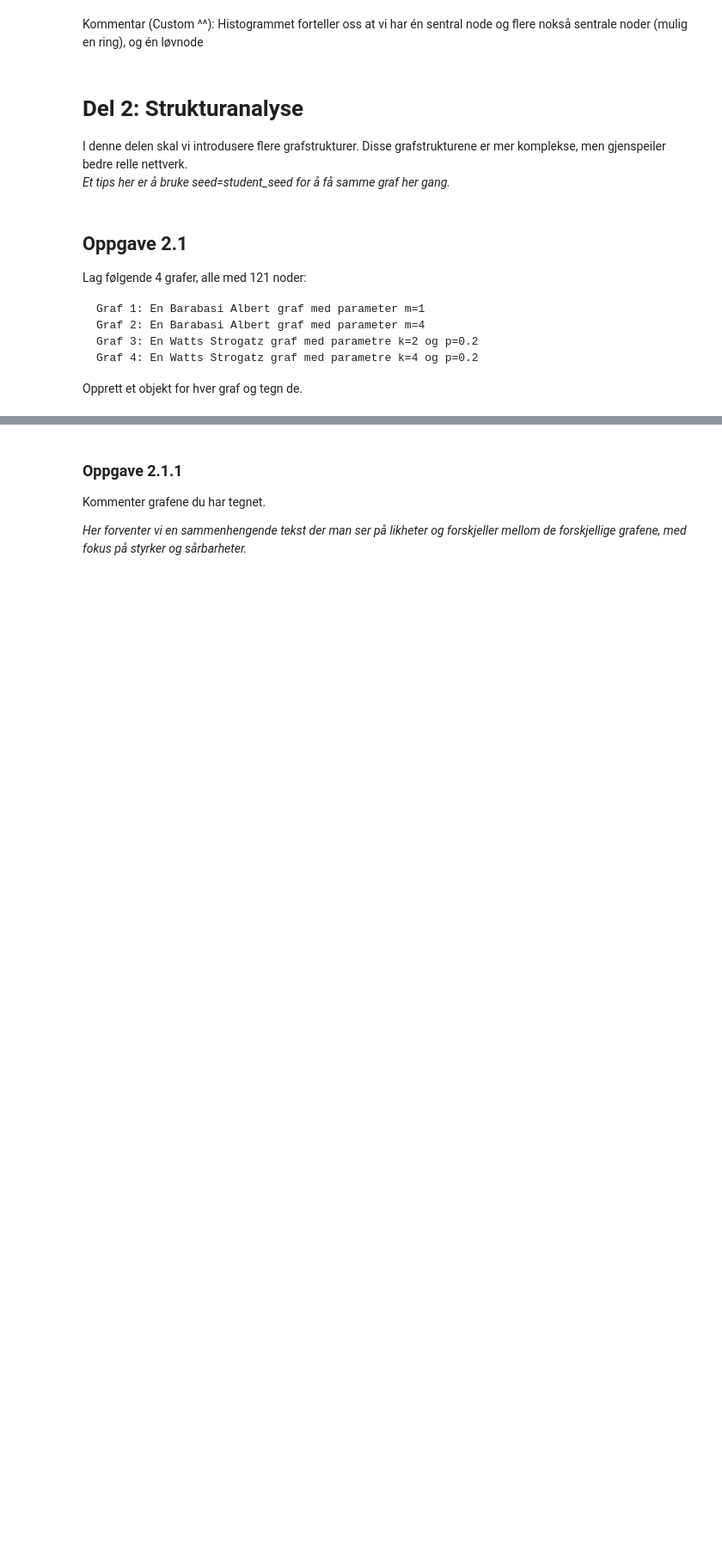
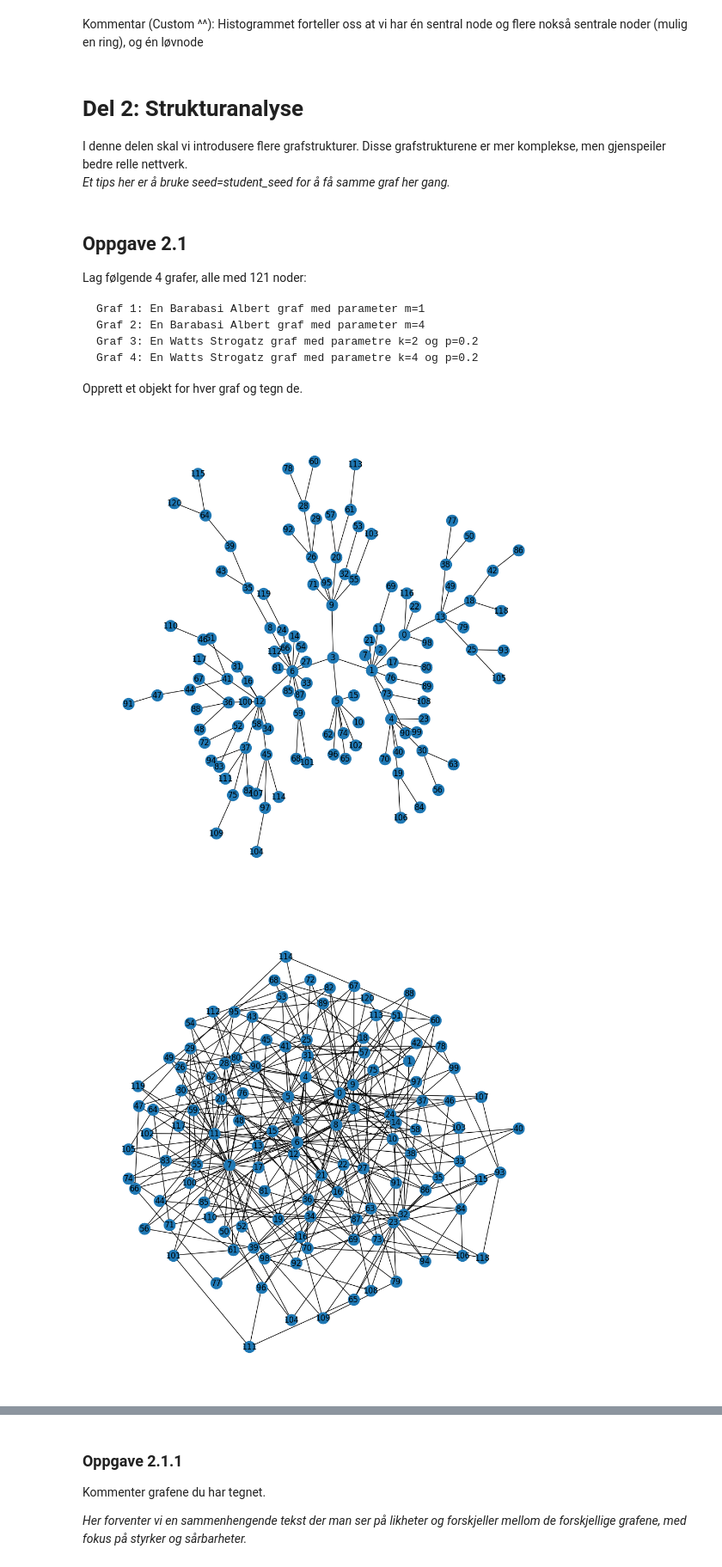
Before and after one commit to GjermundBrovold/Sikkerhet_og_Robuste_IKT_systemer_oving2, a Jupyter notebook: exercise2.ipynb, the cells around one changed output, grey strips where cells are left out. Shown at 86% size. Drawn from its saved outputs; the diff is of its cells as text; code cells hidden in the pictures; blank space fills up the shorter version.

```diff
--- a/exercise2.ipynb
+++ b/exercise2.ipynb
@@ -272,0 +271,14 @@ Opprett et objekt for hver graf og tegn de.
+# %%
+ba1 = BarabasiAlbert(n=121, m=1)
+ba2 = BarabasiAlbert(n=121, m=3)
+
+ws1 = WattsStrogatz(n=121, k=2, p=0.2)
+ws2 = WattsStrogatz(n=121, k=4, p=0.2)
+
+ba1.draw()
+ba2.draw()
+ws1.draw()
+ws2.draw()
+# %% [output]
+[figure, added]
+[figure, added]
```
Also changed, not shown: parts of 5 cells of this notebook, 1 other file.
